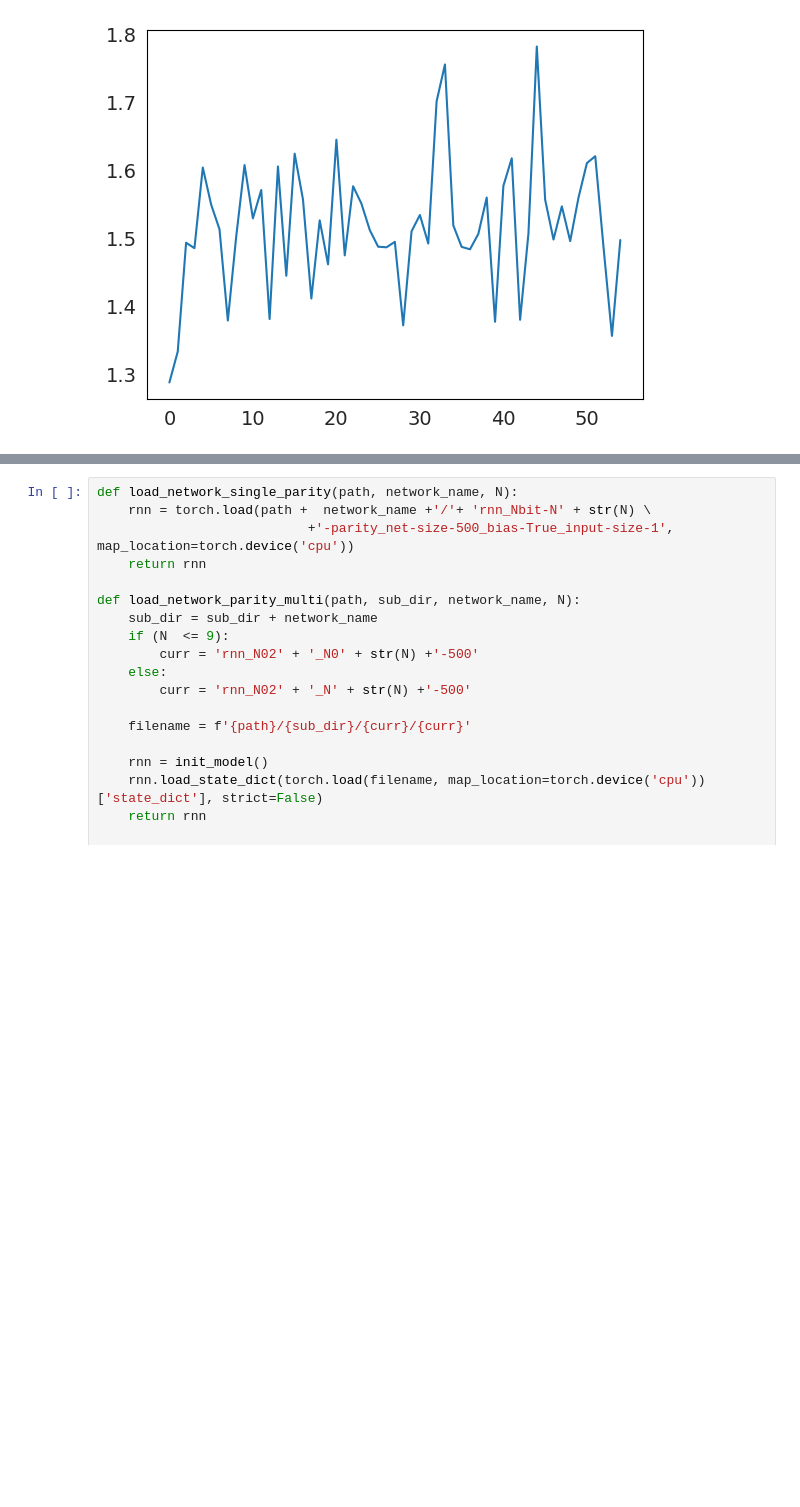
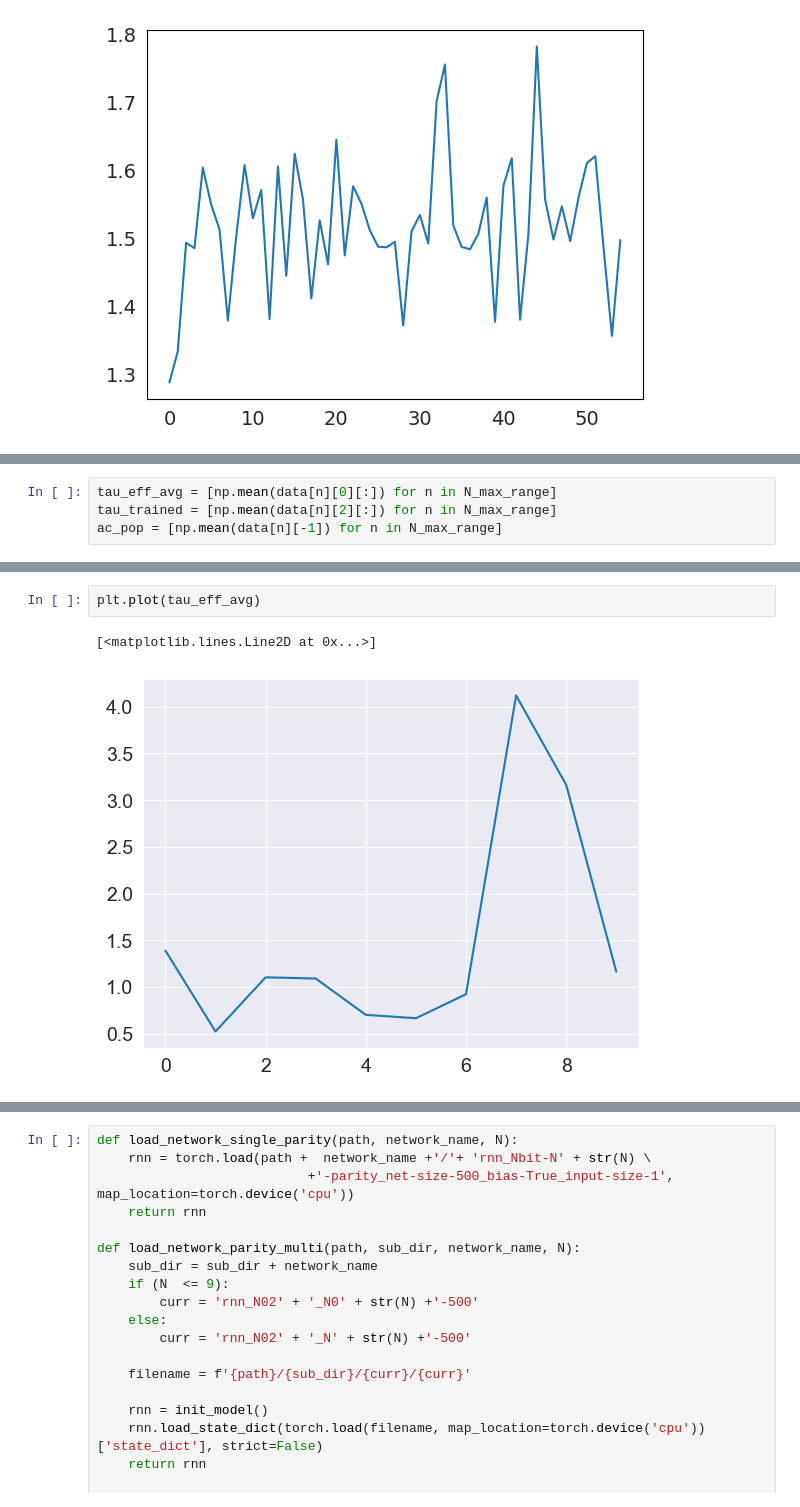
Before and after one commit to LevinaLab/rnn_timescale_public, a Jupyter notebook: analysis/timescales/Fig_trained_tau_comparison_hierarchical.ipynb, the cells around one changed output, grey strips where cells are left out. Drawn from its saved outputs; the diff is of its cells as text; blank space fills up the shorter version.

```diff
--- a/analysis/timescales/Fig_trained_tau_comparison_hierarchical.ipynb
+++ b/analysis/timescales/Fig_trained_tau_comparison_hierarchical.ipynb
@@ -263,0 +305,4 @@ Computing single-neuron AC
+# %%
+tau_eff_avg = [np.mean(data[n][0][:]) for n in N_max_range]
+tau_trained = [np.mean(data[n][2][:]) for n in N_max_range]
+ac_pop = [np.mean(data[n][-1]) for n in N_max_range]
@@ -263,0 +314,5 @@ Computing single-neuron AC
+# %%
+plt.plot(tau_eff_avg)
+# %% [output]
+[<matplotlib.lines.Line2D at 0x...>]
+[figure, added]
```
Also changed, not shown: parts of 8 cells of this notebook.
